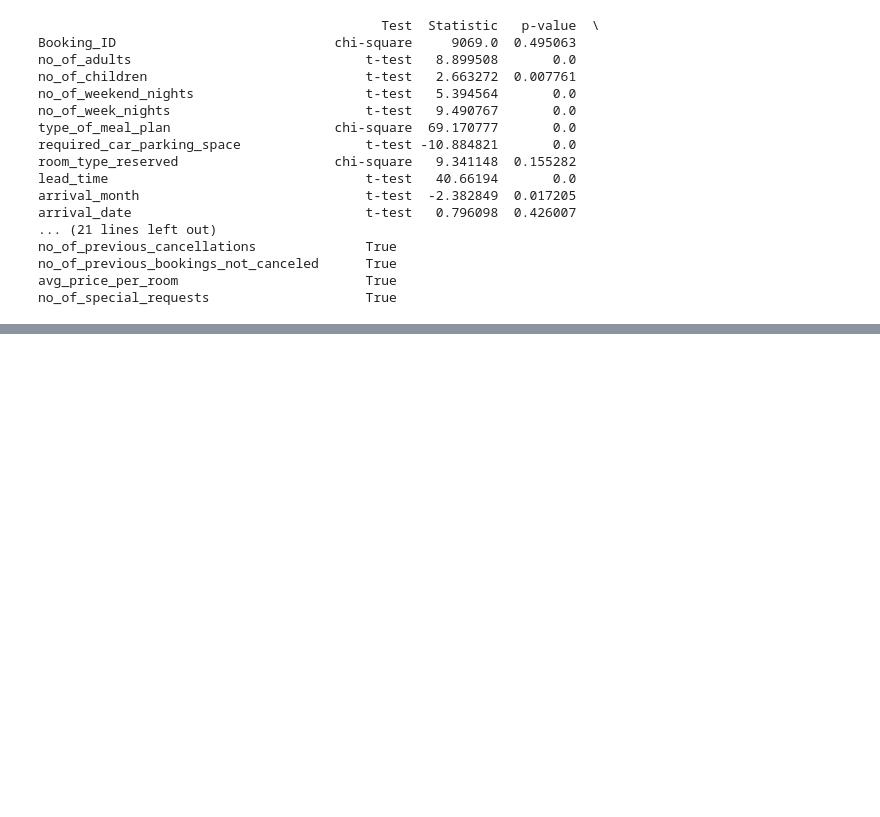
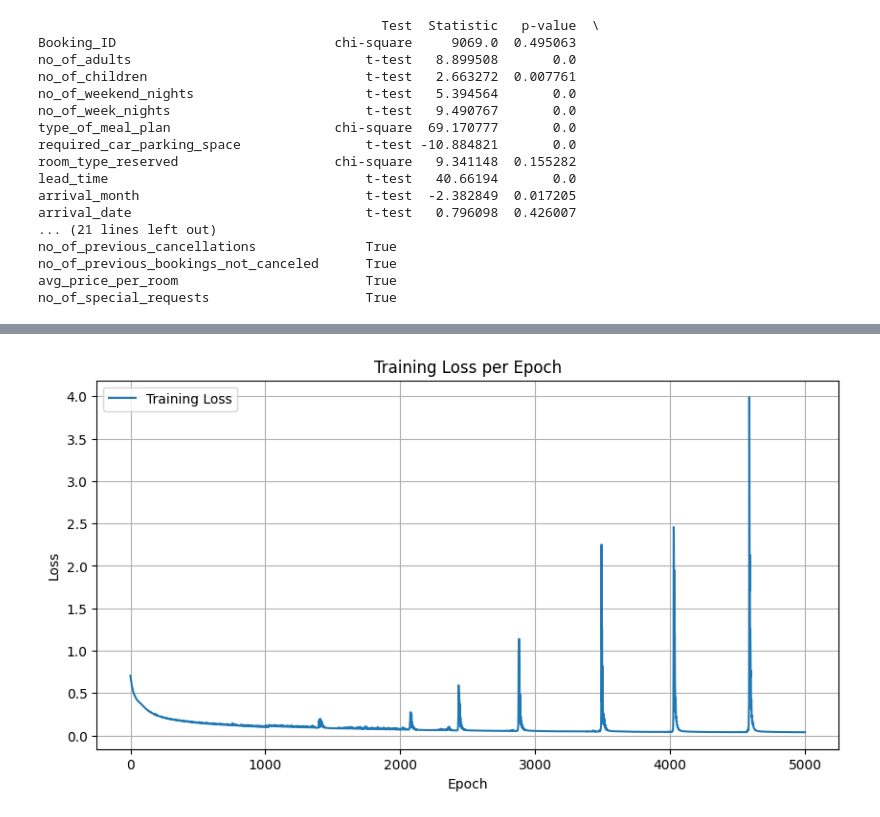
Before and after one commit to ch2kings/AirKING, a Jupyter notebook: DataAnalytics Hotel Booking.ipynb, the cells around one changed output, grey strips where cells are left out. Cells and saved outputs as stored; diff of their text form; code cells hidden in the pictures; blank space fills up the shorter version.

```diff
--- a/DataAnalytics Hotel Booking.ipynb
+++ b/DataAnalytics Hotel Booking.ipynb
@@ -58,0 +258,95 @@ no_of_special_requests                    True
+# %%
+# Import necessary libraries
+import torch
+import torch.nn as nn
+import torch.optim as optim
+from sklearn.model_selection import train_test_split
+from sklearn.preprocessing import StandardScaler
+import pandas as pd
+import matplotlib.pyplot as plt
+from sklearn.preprocessing import LabelEncoder
+
+train_loss_history = []
+# Load and preprocess the data
+file_path = '/content/Dataset-Hotel+Booking+Cancellation+Prediction.csv'   # Replace with your dataset path
+hotel_data = pd.read_csv(file_path)
+
+# Encode categorical variables
+le = LabelEncoder()
+categorical_cols = hotel_data.select_dtypes(include=['object']).columns
+for col in categorical_cols:
+    hotel_data[col] = le.fit_transform(hotel_data[col])
+
+# Separate features and target
+X = hotel_data.drop(['booking_status', 'Booking_ID'], axis=1).values
+y = hotel_data['booking_status'].values
+
+# Split and scale the data
+X_train, X_test, y_train, y_test = train_test_split(X, y, test_size=0.2, random_state=42)
+scaler = StandardScaler()
+X_train = scaler.fit_transform(X_train)
+X_test = scaler.transform(X_test)
+
+# Convert data to PyTorch tensors
+X_train = torch.tensor(X_train, dtype=torch.float32)
+X_test = torch.tensor(X_test, dtype=torch.float32)
+y_train = torch.tensor(y_train, dtype=torch.float32)
+y_test = torch.tensor(y_test, dtype=torch.float32)
+
+# Neural Network Architecture
+class Net(nn.Module):
+    def __init__(self):
+        super(Net, self).__init__()
+        self.fc1 = nn.Linear(X_train.shape[1], 64)  # Number of features as input size
+        self.fc2 = nn.Linear(64, 32)
+        self.fc3 = nn.Linear(32, 32)  # Adding an extra layer with ReLU activation
+        self.fc4 = nn.Linear(32, 1)
+        self.relu = nn.ReLU()
+        self.sigmoid = nn.Sigmoid()
+
+
+    def forward(self, x):
+        x = self.relu(self.fc1(x))
+        x = self.relu(self.fc2(x))
+        x = self.relu(self.fc3(x))  # Adding ReLU activation between fc2 and fc3
+        x = self.sigmoid(self.fc4(x))
+        return x
+
+# Initialize the model, optimizer, and loss function
+model = Net()
+optimizer = optim.Adam(model.parameters(), lr=0.004)
+criterion = nn.BCELoss()
+
+# Training Loop
+for epoch in range(5000):  # Number of epochs
+    model.train()
+    optimizer.zero_grad()
+    output = model(X_train)
+    loss = criterion(output.squeeze(), y_train)
+    loss.backward()
+    optimizer.step()
+
+    # Append the loss to the history list
+    train_loss_history.append(loss.item())
+
+    if epoch % 100 == 0:  # Print loss every 100 epochs
+        print(f'Epoch {epoch}, Loss: {loss.item()}')
+
+# Plot the training loss
+plt.figure(figsize=(10, 5))
+plt.plot(train_loss_history, label='Training Loss')
+plt.xlabel('Epoch')
+plt.ylabel('Loss')
+plt.title('Training Loss per Epoch')
+plt.legend()
+plt.grid()
+plt.show()
+
+# Evaluate the model
+model.eval()
+with torch.no_grad():
+    y_pred = model(X_test).squeeze()
+    y_pred = torch.round(y_pred)  # Convert probabilities to binary predictions
+    accuracy = torch.sum(y_pred == y_test) / float(len(y_test))
+    print(f'Test Accuracy: {accuracy.item()}')
+# %% [output]
@@ -58,0 +370 @@ no_of_special_requests                    True
+[figure, added]
```
Also changed, not shown: parts of 4 cells of this notebook.
